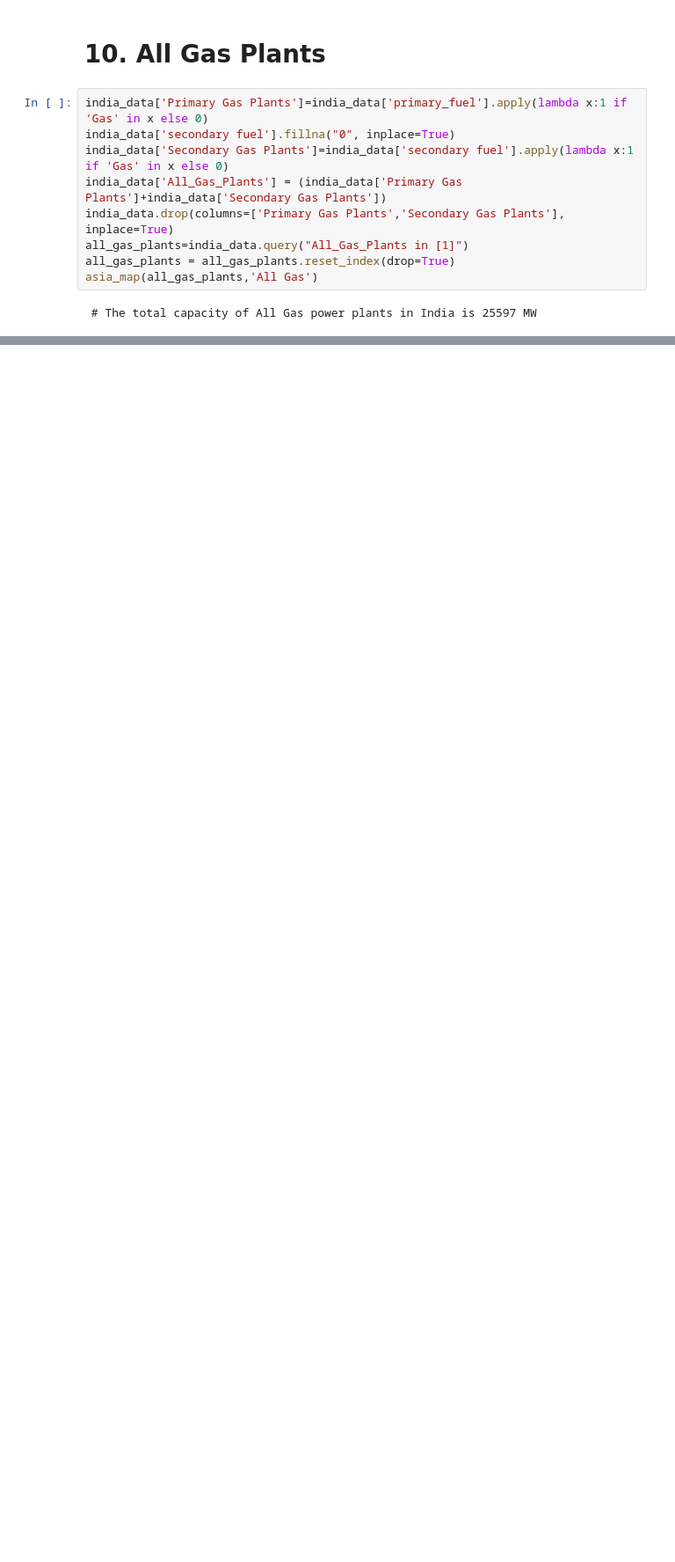
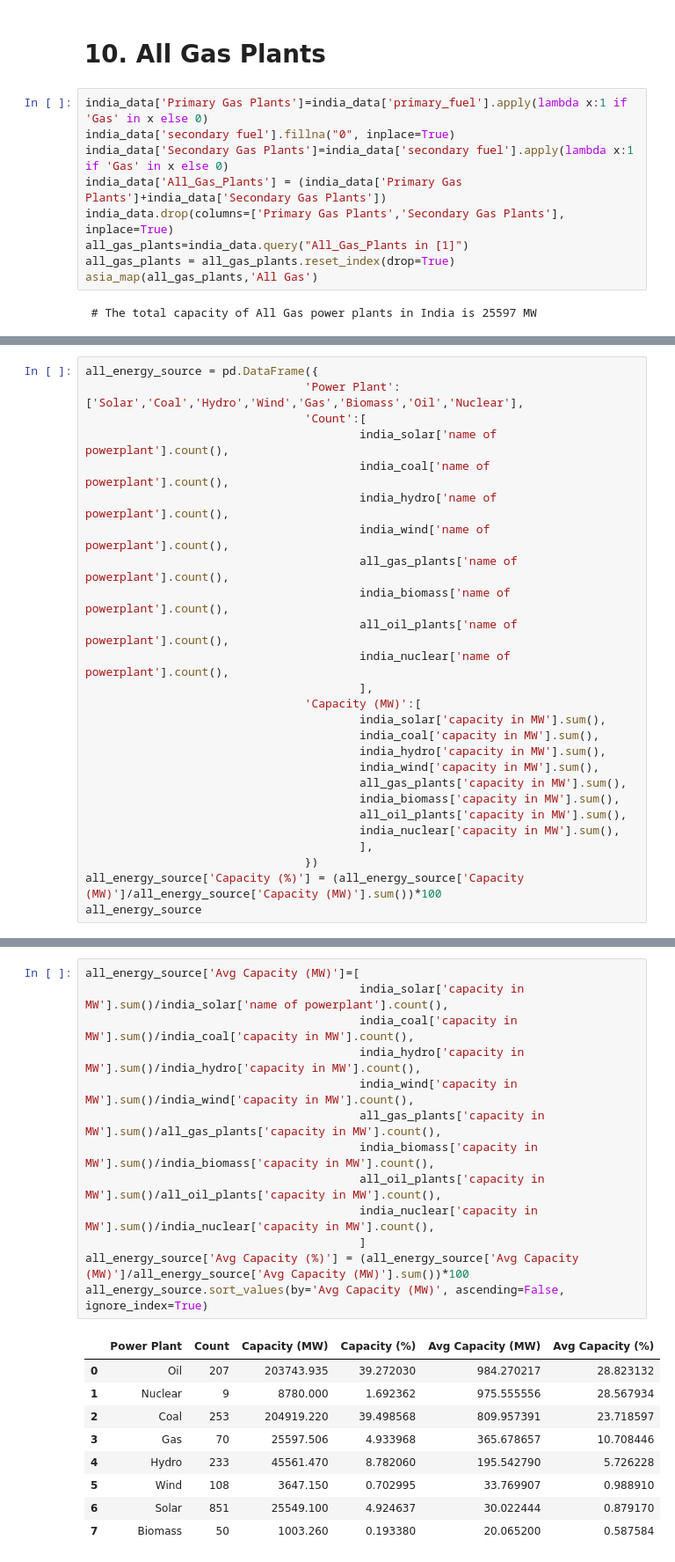
Before and after one commit to NehalGund/Power-Plant-Analysis-of-World-and-India, a Jupyter notebook: Power Plant Analysis of World and India.ipynb, the cells around one changed output, grey strips where cells are left out. Shown at 88% size. Drawn from its saved outputs; the diff is of its cells as text; blank space fills up the shorter version.

```diff
--- a/Power Plant Analysis of World and India.ipynb
+++ b/Power Plant Analysis of World and India.ipynb
@@ -625,0 +621,26 @@ PNG image:
+# %%
+all_energy_source = pd.DataFrame({
+                                'Power Plant':['Solar','Coal','Hydro','Wind','Gas','Biomass','Oil','Nuclear'],
+                                'Count':[
+                                        india_solar['name of powerplant'].count(),
+                                        india_coal['name of powerplant'].count(),
+                                        india_hydro['name of powerplant'].count(),
+                                        india_wind['name of powerplant'].count(),
+                                        all_gas_plants['name of powerplant'].count(),
+                                        india_biomass['name of powerplant'].count(),
+                                        all_oil_plants['name of powerplant'].count(),
+                                        india_nuclear['name of powerplant'].count(),
+                                        ],
+                                'Capacity (MW)':[
+                                        india_solar['capacity in MW'].sum(),
+                                        india_coal['capacity in MW'].sum(),
+                                        india_hydro['capacity in MW'].sum(),
+                                        india_wind['capacity in MW'].sum(),
+                                        all_gas_plants['capacity in MW'].sum(),
+                                        india_biomass['capacity in MW'].sum(),
+                                        all_oil_plants['capacity in MW'].sum(),
+                                        india_nuclear['capacity in MW'].sum(),
+                                        ],
+                                })
+all_energy_source['Capacity (%)'] = (all_energy_source['Capacity (MW)']/all_energy_source['Capacity (MW)'].sum())*100
+all_energy_source
@@ -625,0 +681,23 @@ PNG image:
+# %%
+all_energy_source['Avg Capacity (MW)']=[
+                                        india_solar['capacity in MW'].sum()/india_solar['name of powerplant'].count(),
+                                        india_coal['capacity in MW'].sum()/india_coal['capacity in MW'].count(),
+                                        india_hydro['capacity in MW'].sum()/india_hydro['capacity in MW'].count(),
+                                        india_wind['capacity in MW'].sum()/india_wind['capacity in MW'].count(),
+                                        all_gas_plants['capacity in MW'].sum()/all_gas_plants['capacity in MW'].count(),
+                                        india_biomass['capacity in MW'].sum()/india_biomass['capacity in MW'].count(),
+                                        all_oil_plants['capacity in MW'].sum()/all_oil_plants['capacity in MW'].count(),
+                                        india_nuclear['capacity in MW'].sum()/india_nuclear['capacity in MW'].count(),
+                                        ]
+all_energy_source['Avg Capacity (%)'] = (all_energy_source['Avg Capacity (MW)']/all_energy_source['Avg Capacity (MW)'].sum())*100
+all_energy_source.sort_values(by='Avg Capacity (MW)', ascending=False, ignore_index=True)
+# %% [output]
+|  | Power Plant | Count | Capacity (MW) | Capacity (%) | Avg Capacity (MW) | Avg Capacity (%) |
+| 0 | Oil | 207 | 203743.935 | 39.272030 | 984.270217 | 28.823132 |
+| 1 | Nuclear | 9 | 8780.000 | 1.692362 | 975.555556 | 28.567934 |
+| 2 | Coal | 253 | 204919.220 | 39.498568 | 809.957391 | 23.718597 |
+| 3 | Gas | 70 | 25597.506 | 4.933968 | 365.678657 | 10.708446 |
+| 4 | Hydro | 233 | 45561.470 | 8.782060 | 195.542790 | 5.726228 |
+| 5 | Wind | 108 | 3647.150 | 0.702995 | 33.769907 | 0.988910 |
+| 6 | Solar | 851 | 25549.100 | 4.924637 | 30.022444 | 0.879170 |
+| 7 | Biomass | 50 | 1003.260 | 0.193380 | 20.065200 | 0.587584 |
```
Also changed, not shown: parts of 17 cells of this notebook.
